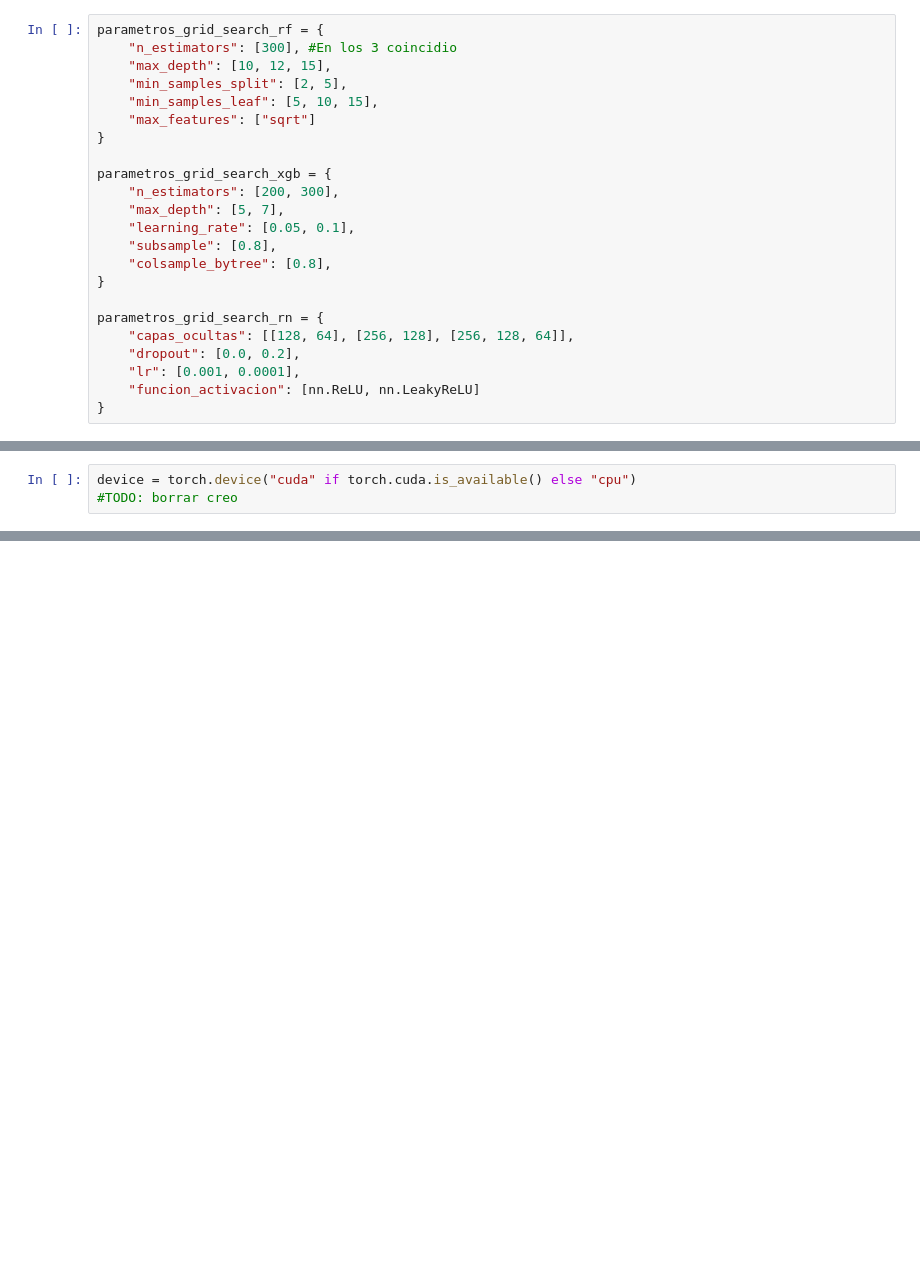
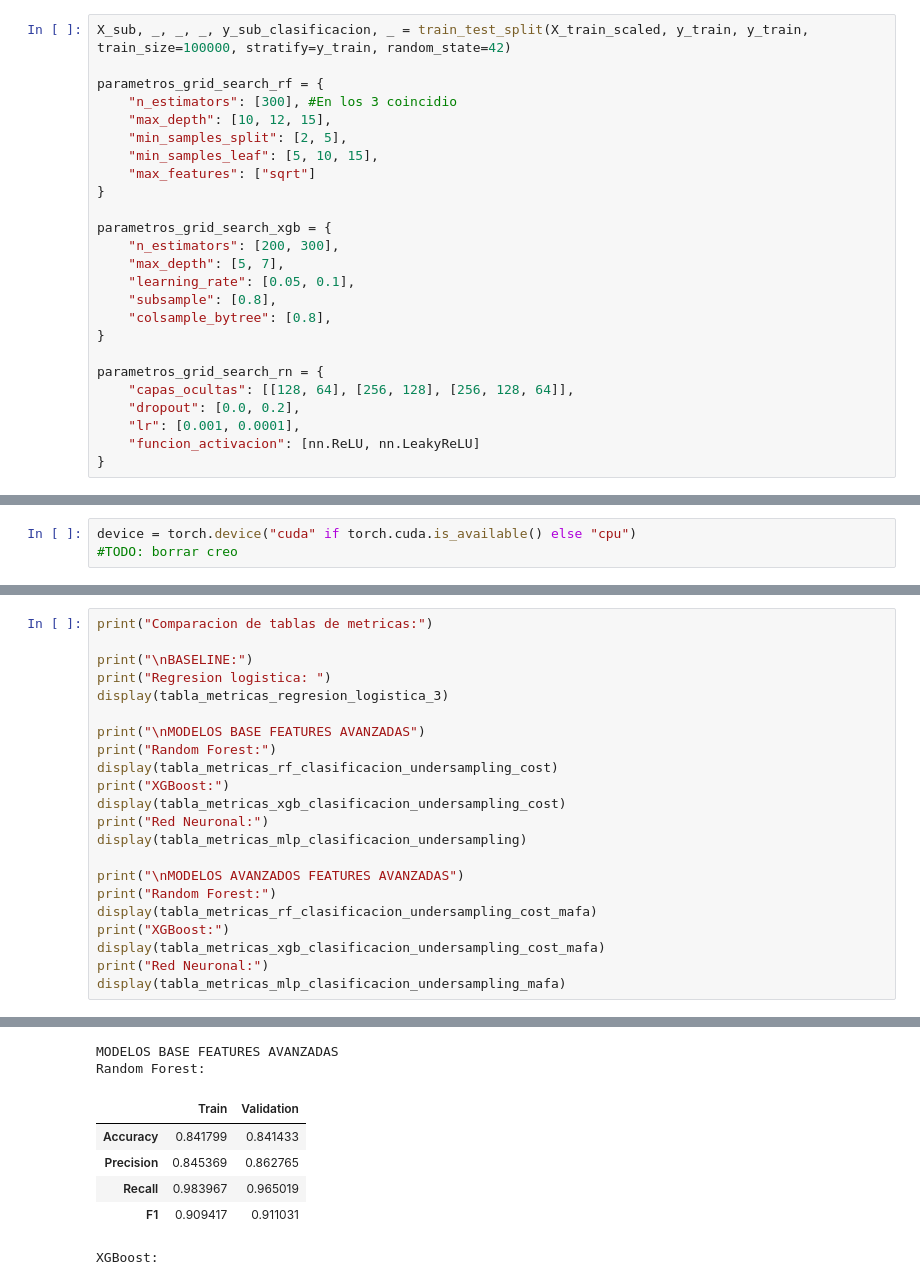
Before and after one commit to SolGarciaPereyra/Clasificador_Recomendador_Libros, a Jupyter notebook: Modelo_aceptacion.ipynb, the cells around one changed output, grey strips where cells are left out. Drawn from its saved outputs; the diff is of its cells as text; blank space fills up the shorter version.

Commit message:
modelo aceptacion corrido y con sus metricas al final

```diff
--- a/Modelo_aceptacion.ipynb
+++ b/Modelo_aceptacion.ipynb
@@ -487,6 +534,8 @@ X_train_scaled = X_train_scaled.to_numpy()
 X_val_scaled = X_val_scaled.to_numpy()
 # X_test_scaled = X_test_scaled.to_numpy()
 # %%
+X_sub, _, _, _, y_sub_clasificacion, _ = train_test_split(X_train_scaled, y_train, y_train, train_size=100000, stratify=y_train, random_state=42)
+
 parametros_grid_search_rf = {
     "n_estimators": [300], #En los 3 coincidio
     "max_depth": [10, 12, 15],
@@ -588,0 +667,23 @@ display(tabla_metricas_mlp_clasificacion_undersampling_mafa)
+# %%
+print("Comparacion de tablas de metricas:")
+
+print("\nBASELINE:")
+print("Regresion logistica: ")
+display(tabla_metricas_regresion_logistica_3)
+
+print("\nMODELOS BASE FEATURES AVANZADAS")
+print("Random Forest:")
+display(tabla_metricas_rf_clasificacion_undersampling_cost)
+print("XGBoost:")
+display(tabla_metricas_xgb_clasificacion_undersampling_cost)
+print("Red Neuronal:")
+display(tabla_metricas_mlp_clasificacion_undersampling)
+
+print("\nMODELOS AVANZADOS FEATURES AVANZADAS")
+print("Random Forest:")
+display(tabla_metricas_rf_clasificacion_undersampling_cost_mafa)
+print("XGBoost:")
+display(tabla_metricas_xgb_clasificacion_undersampling_cost_mafa)
+print("Red Neuronal:")
+display(tabla_metricas_mlp_clasificacion_undersampling_mafa)
+# %% [output]
@@ -588,0 +699,8 @@ display(tabla_metricas_mlp_clasificacion_undersampling_mafa)
+MODELOS BASE FEATURES AVANZADAS
+Random Forest:
+|  | Train | Validation |
+| Accuracy | 0.841799 | 0.841433 |
+| Precision | 0.845369 | 0.862765 |
+| Recall | 0.983967 | 0.965019 |
+| F1 | 0.909417 | 0.911031 |
+XGBoost:
```
Also changed, not shown: parts of 10 cells of this notebook.
